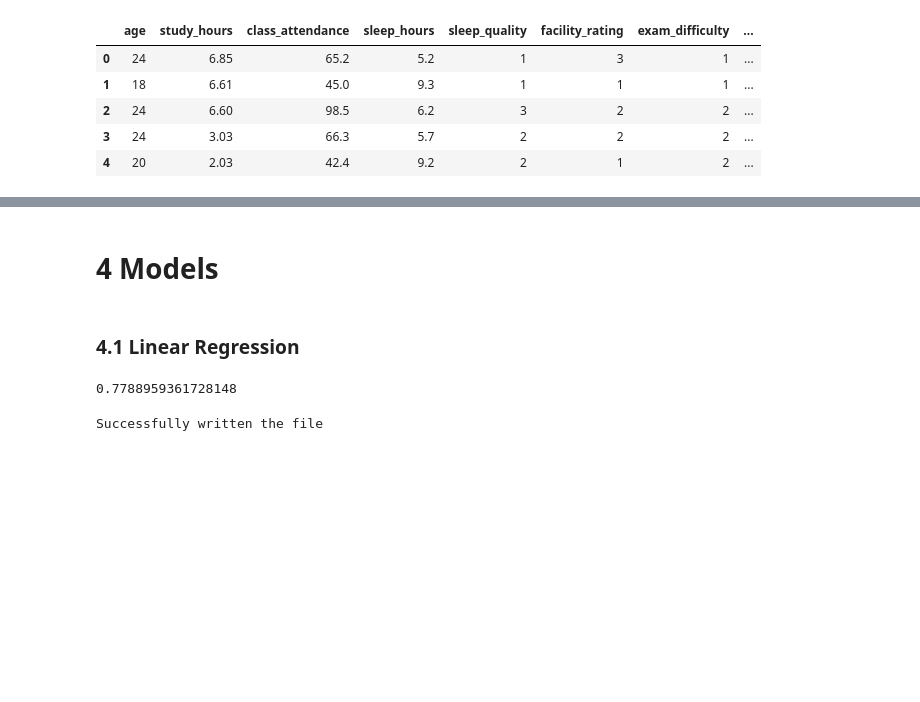
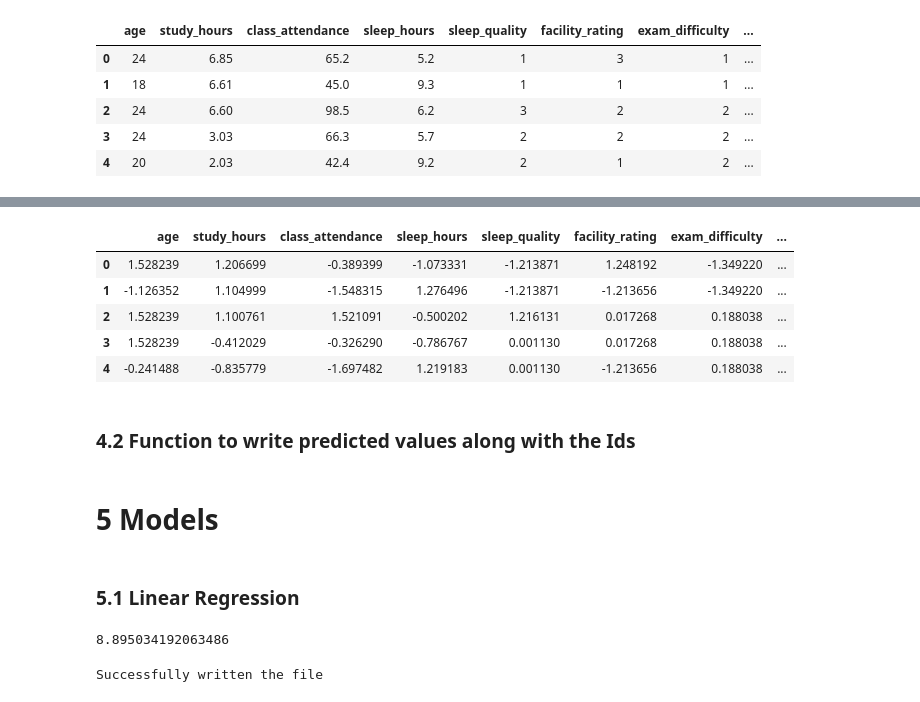
Before and after one commit to NithishaMarripelly/Kaggle_playground_S06_E01, a Jupyter notebook: Test_scores.ipynb, the cells around one changed output, grey strips where cells are left out. Saved outputs shown, nothing was run; the diff lists cells and outputs as text; code cells hidden in the pictures; blank space fills up the shorter version.

```diff
--- a/Test_scores.ipynb
+++ b/Test_scores.ipynb
@@ -163,7 +165,7 @@ df_test["exam_difficulty"] = df_test["exam_difficulty"].map({"easy":1, "moderate
 df_test["facility_rating"] = df_test["facility_rating"].map({"low":1, "medium":2, "high":3})
 
 # One-hot encoding
-df_test = pd.get_dummies(df_test, columns=["gender", "course", "internet_access", "study_method"], drop_first= True, dtype=int)
+df_test = pd.get_dummies(df_test, columns=["gender", "internet_access", "course", "study_method"], drop_first= True, dtype=int)
 # %%
 df_test.head()
 # %% [output]
@@ -175,0 +201,12 @@ df_test.head()
+# %%
+
+df_test.head()
+# %% [output]
+|  | age | study_hours | class_attendance | sleep_hours | sleep_quality | facility_rating | exam_difficulty | ... |
+| 0 | 1.528239 | 1.206699 | -0.389399 | -1.073331 | -1.213871 | 1.248192 | -1.349220 | ... |
+| 1 | -1.126352 | 1.104999 | -1.548315 | 1.276496 | -1.213871 | -1.213656 | -1.349220 | ... |
+| 2 | 1.528239 | 1.100761 | 1.521091 | -0.500202 | 1.216131 | 0.017268 | 0.188038 | ... |
+| 3 | 1.528239 | -0.412029 | -0.326290 | -0.786767 | 0.001130 | 0.017268 | 0.188038 | ... |
+| 4 | -0.241488 | -0.835779 | -1.697482 | 1.219183 | 0.001130 | -1.213656 | 0.188038 | ... |
+# %% [markdown]
+### 4.2 Function to write predicted values along with the Ids
@@ -176,15 +228,18 @@ df_test.head()
 # %% [markdown]
-# 4 Models
+# 5 Models
 # %% [markdown]
-### 4.1 Linear Regression
+### 5.1 Linear Regression
 # %%
 from sklearn.linear_model import LinearRegression
+from sklearn.metrics import root_mean_squared_error
 
 lr_model = LinearRegression()
 lr_model.fit(x, y)
 
-r_sq = lr_model.score(x,y)
-print(r_sq)
+pred_train = lr_model.predict(x)
+
+rmse_train = root_mean_squared_error(y, pred_train)
+print(rmse_train)
 # %% [output]
-0.7788959361728148
+8.895034192063486
 # %%
```
Also changed, not shown: parts of 28 cells of this notebook.
